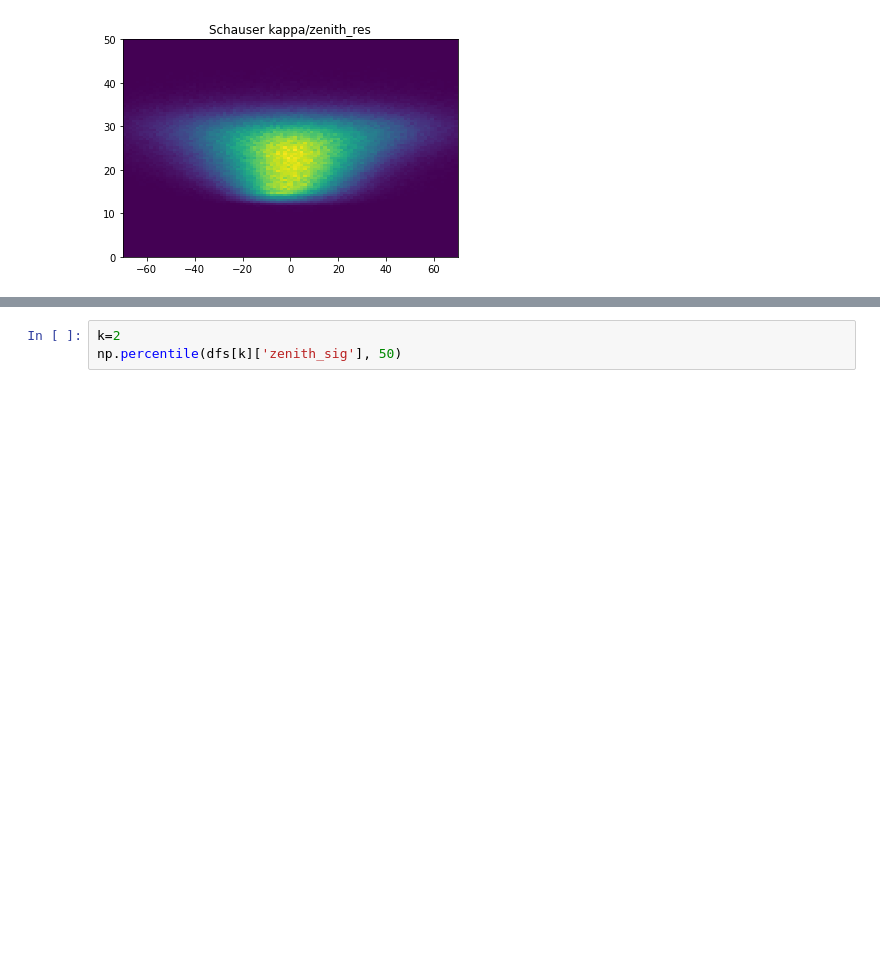
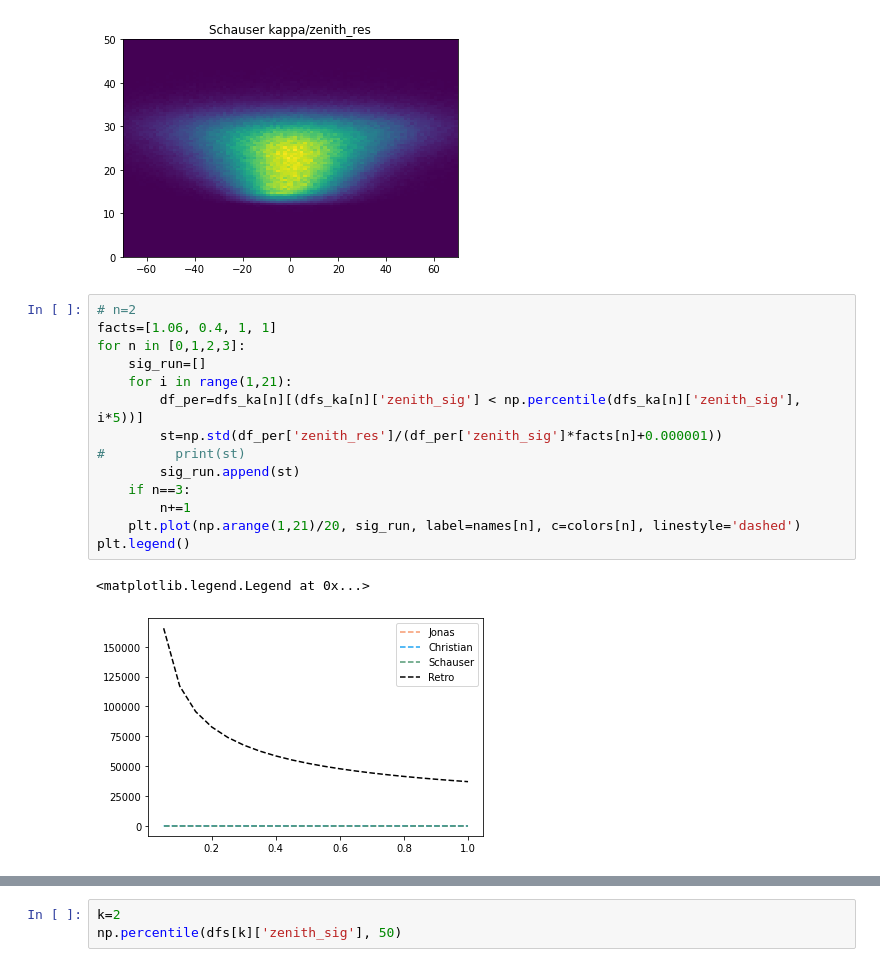
Before and after one commit to astrockragh/IceCube, a Jupyter notebook: model_eval/kappa_improvement.ipynb, the cells around one changed output, grey strips where cells are left out. Cells and saved outputs as stored; diff of their text form; blank space fills up the shorter version.

```diff
--- a/model_eval/kappa_improvement.ipynb
+++ b/model_eval/kappa_improvement.ipynb
@@ -564,3 +564,20 @@ for n in range(3):
 [figure]
 [figure]
 [figure]
+# %%
+# n=2
+facts=[1.06, 0.4, 1, 1]
+for n in [0,1,2,3]:
+    sig_run=[]
+    for i in range(1,21):
+        df_per=dfs_ka[n][(dfs_ka[n]['zenith_sig'] < np.percentile(dfs_ka[n]['zenith_sig'], i*5))]
+        st=np.std(df_per['zenith_res']/(df_per['zenith_sig']*facts[n]+0.000001))
+#         print(st)
+        sig_run.append(st)
+    if n==3:
+        n+=1
+    plt.plot(np.arange(1,21)/20, sig_run, label=names[n], c=colors[n], linestyle='dashed')
+plt.legend()
+# %% [output]
+<matplotlib.legend.Legend at 0x...>
+[figure, added]
```
Also changed, not shown: parts of 3 cells of this notebook, 3 other files.
